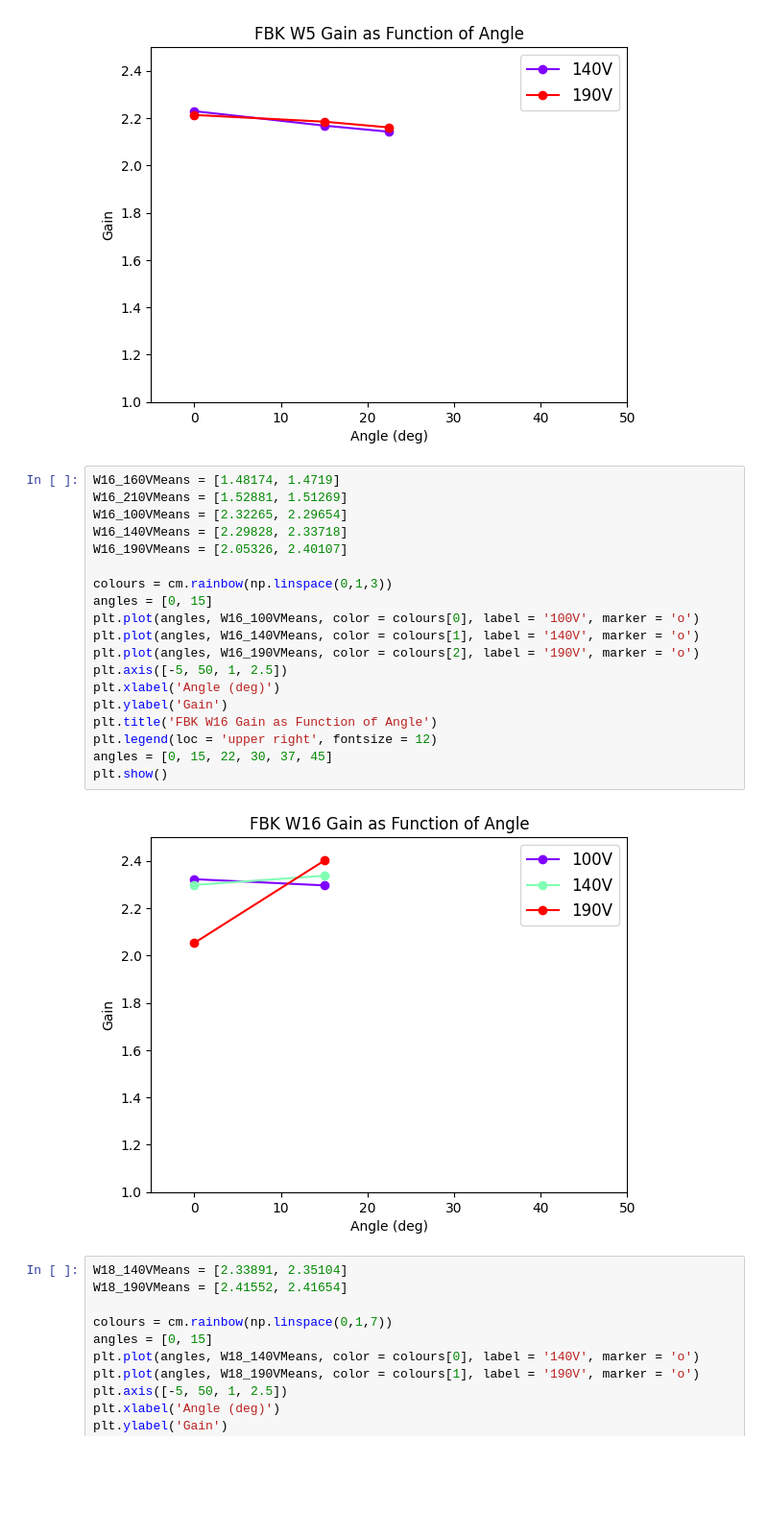
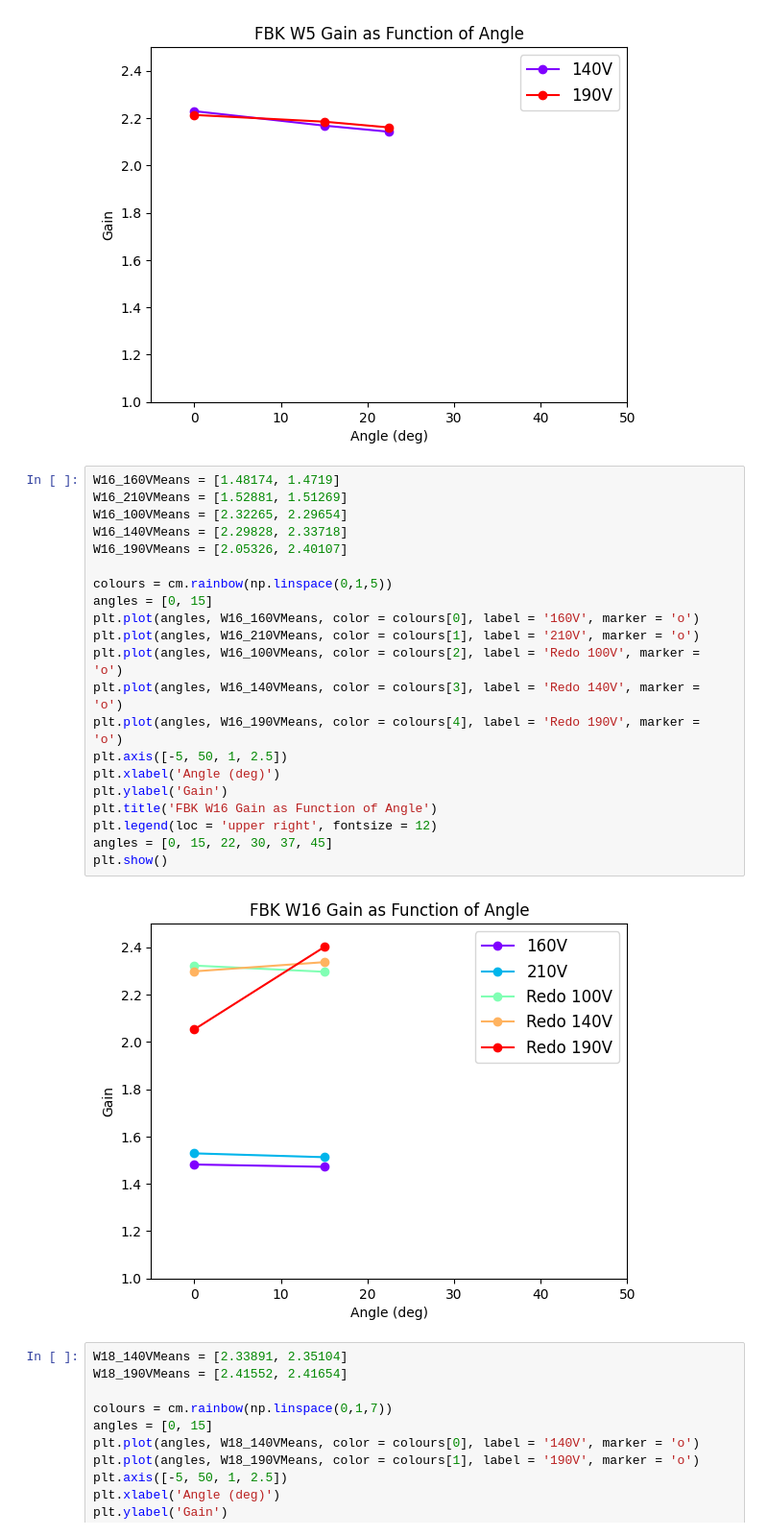
Before and after one commit to wasdfttt/Alpha-Station, a Jupyter notebook: Alpha Station Analysis/Gain Plot.ipynb, the cells around one changed output. Shown at 96% size. Cells and saved outputs as stored; diff of their text form; blank space fills up the shorter version.

```diff
--- a/Alpha Station Analysis/Gain Plot.ipynb
+++ b/Alpha Station Analysis/Gain Plot.ipynb
@@ -271,24 +271,26 @@ plt.show()
 # %%
 W16_160VMeans = [1.48174, 1.4719]
 W16_210VMeans = [1.52881, 1.51269]
 W16_100VMeans = [2.32265, 2.29654]
 W16_140VMeans = [2.29828, 2.33718]
 W16_190VMeans = [2.05326, 2.40107]
 
-colours = cm.rainbow(np.linspace(0,1,3))
+colours = cm.rainbow(np.linspace(0,1,5))
 angles = [0, 15]
-plt.plot(angles, W16_100VMeans, color = colours[0], label = '100V', marker = 'o')
-plt.plot(angles, W16_140VMeans, color = colours[1], label = '140V', marker = 'o')
-plt.plot(angles, W16_190VMeans, color = colours[2], label = '190V', marker = 'o')
+plt.plot(angles, W16_160VMeans, color = colours[0], label = '160V', marker = 'o')
+plt.plot(angles, W16_210VMeans, color = colours[1], label = '210V', marker = 'o')
+plt.plot(angles, W16_100VMeans, color = colours[2], label = 'Redo 100V', marker = 'o')
+plt.plot(angles, W16_140VMeans, color = colours[3], label = 'Redo 140V', marker = 'o')
+plt.plot(angles, W16_190VMeans, color = colours[4], label = 'Redo 190V', marker = 'o')
 plt.axis([-5, 50, 1, 2.5])
 plt.xlabel('Angle (deg)')
 plt.ylabel('Gain')
 plt.title('FBK W16 Gain as Function of Angle')
 plt.legend(loc = 'upper right', fontsize = 12)
 angles = [0, 15, 22, 30, 37, 45]
 plt.show()
 # %% [output]
-[figure, old version]
+[figure, new version]
 # %%
 W18_140VMeans = [2.33891, 2.35104]
 W18_190VMeans = [2.41552, 2.41654]
```
Also changed, not shown: parts of 2 cells of this notebook, 2 other files.
